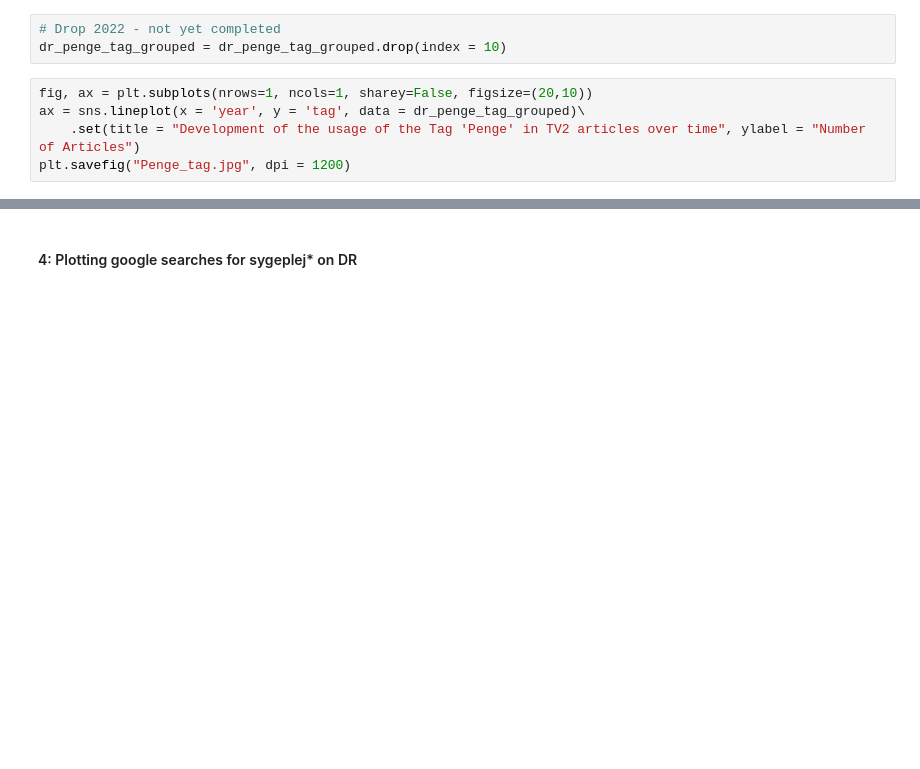
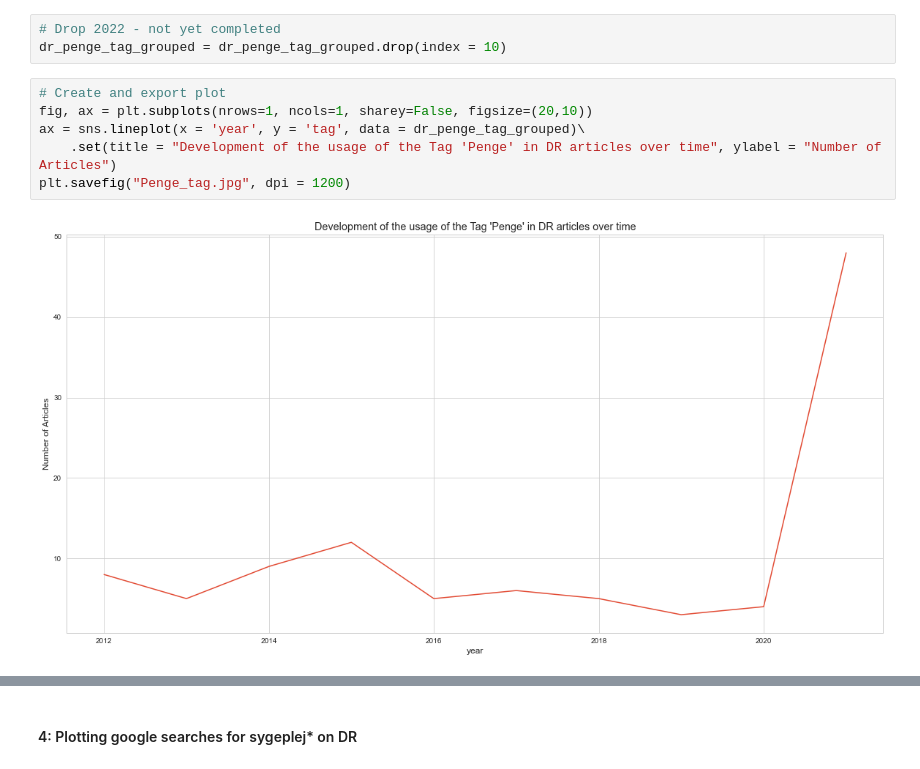
Before and after one commit to danawang10/isds29, a Jupyter notebook: Projekt/Complete project/Complete file_simon_playground.ipynb, the cells around one changed output, grey strips where cells are left out. Cells and saved outputs as stored; diff of their text form; blank space fills up the shorter version.

```diff
--- a/Projekt/Complete project/Complete file_simon_playground.ipynb
+++ b/Projekt/Complete project/Complete file_simon_playground.ipynb
@@ -973,7 +974,10 @@ dr_penge_tag_grouped = pd.DataFrame(dr_penge_tag_grouped).reset_index()
 # Drop 2022 - not yet completed
 dr_penge_tag_grouped = dr_penge_tag_grouped.drop(index = 10)
 # %%
+# Create and export plot
 fig, ax = plt.subplots(nrows=1, ncols=1, sharey=False, figsize=(20,10))
 ax = sns.lineplot(x = 'year', y = 'tag', data = dr_penge_tag_grouped)\
-    .set(title = "Development of the usage of the Tag 'Penge' in TV2 articles over time", ylabel = "Number of Articles")
+    .set(title = "Development of the usage of the Tag 'Penge' in DR articles over time", ylabel = "Number of Articles")
 plt.savefig("Penge_tag.jpg", dpi = 1200)
+# %% [output]
+[figure, added]
```
Also changed, not shown: parts of 11 cells of this notebook, 2 other files.
